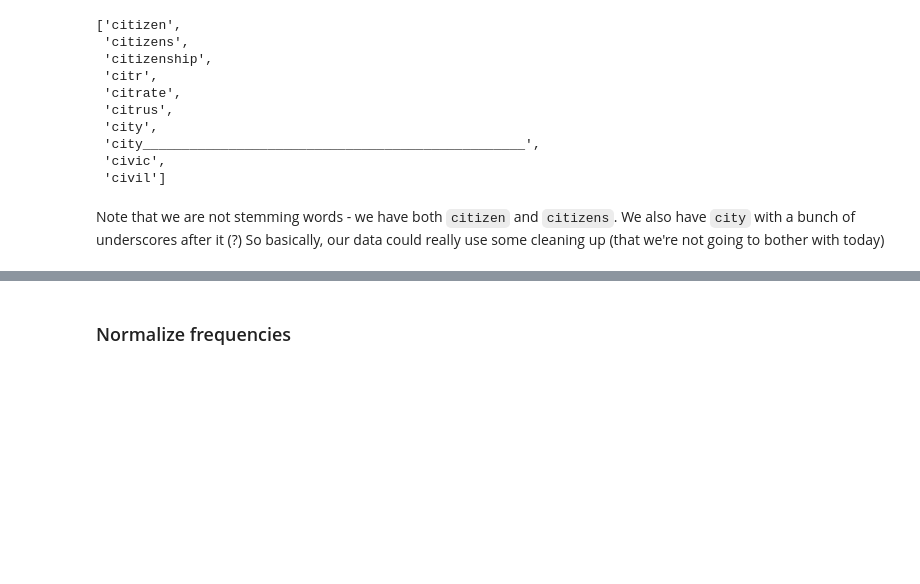
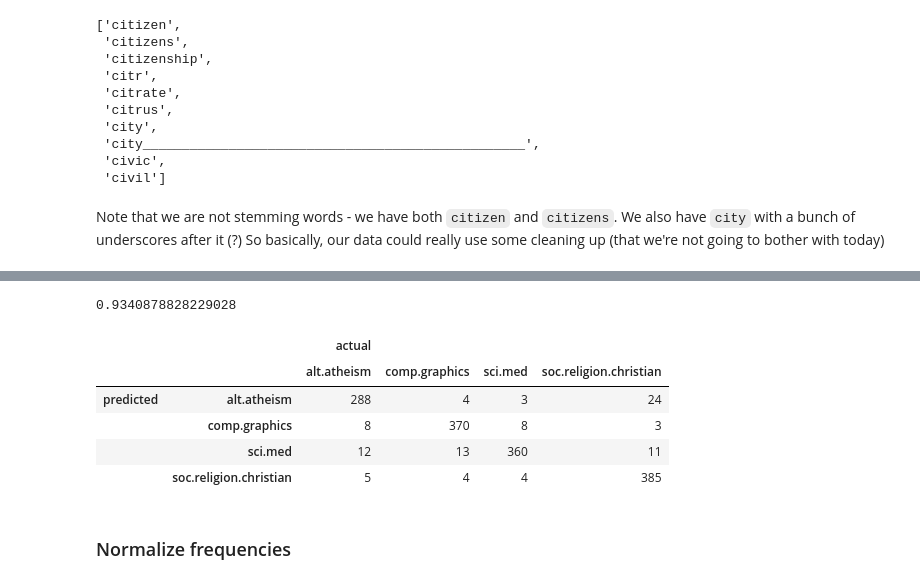
Before and after one commit to cds-snc/rac-data-exploration, a Jupyter notebook: notebooks/text tutorial.ipynb, the cells around one changed output, grey strips where cells are left out. Cells and saved outputs as stored; diff of their text form; code cells hidden in the pictures; blank space fills up the shorter version.

```diff
--- a/notebooks/text tutorial.ipynb
+++ b/notebooks/text tutorial.ipynb
@@ -155,0 +159,11 @@ Note that we are not stemming words - we have both `citizen` and `citizens`. We
+# %%
+from sklearn.naive_bayes import MultinomialNB
+
+from sklearn.pipeline import Pipeline
+
+classifier = Pipeline([
+    ('vect', CountVectorizer()),
+    ('clf', MultinomialNB()),
+])
+
+classifier.fit(training_data.data, training_data.target)
@@ -156,3 +178,26 @@ Note that we are not stemming words - we have both `citizen` and `citizens`. We
+# %%
+import numpy as np
+
+testing_data = fetch_20newsgroups(subset='test', categories=training_data.target_names, shuffle=True, random_state=42)
+testing_data_predictions = classifier.predict(testing_data.data)
+np.mean(testing_data_predictions == testing_data.target)
+# %% [output]
+0.9340878828229028
+# %%
+import pandas as pd
+
+row_index = pd.MultiIndex.from_tuples([('predicted', x) for x in training_data.target_names])
+col_index = pd.MultiIndex.from_tuples([('actual', x) for x in training_data.target_names])
+confusion_matrix = metrics.confusion_matrix(testing_data.target, testing_data_predictions)
+
+pd.DataFrame(confusion_matrix, index=row_index, columns=col_index)
+# %% [output]
+|  |  | actual |  |  |  |
+|  |  | alt.atheism | comp.graphics | sci.med | soc.religion.christian |
+| predicted | alt.atheism | 288 | 4 | 3 | 24 |
+|  | comp.graphics | 8 | 370 | 8 | 3 |
+|  | sci.med | 12 | 13 | 360 | 11 |
+|  | soc.religion.christian | 5 | 4 | 4 | 385 |
 # %% [markdown]
 ### Normalize frequencies
 # %% [markdown]
```
Also changed, not shown: parts of 3 cells of this notebook, 4 other files.
